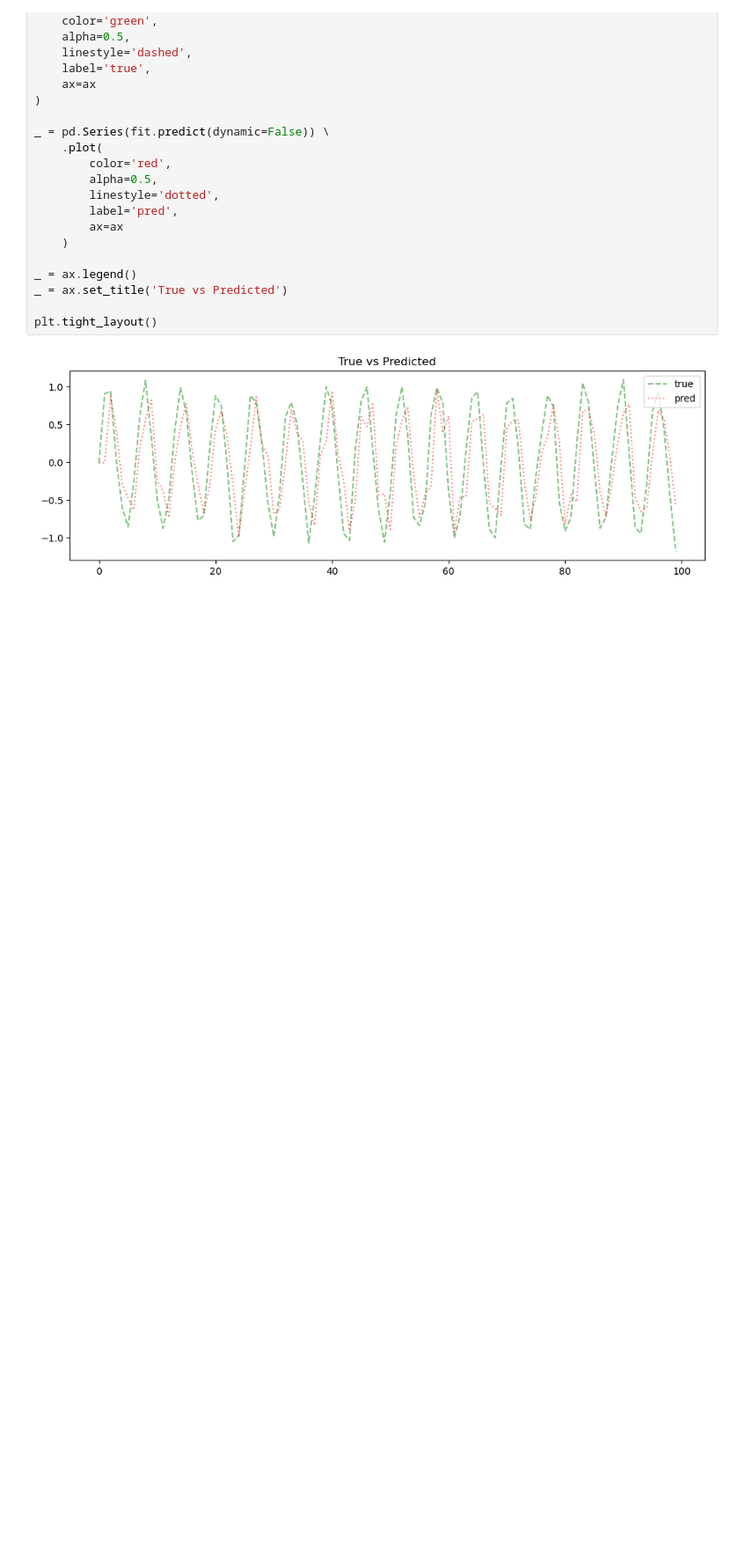
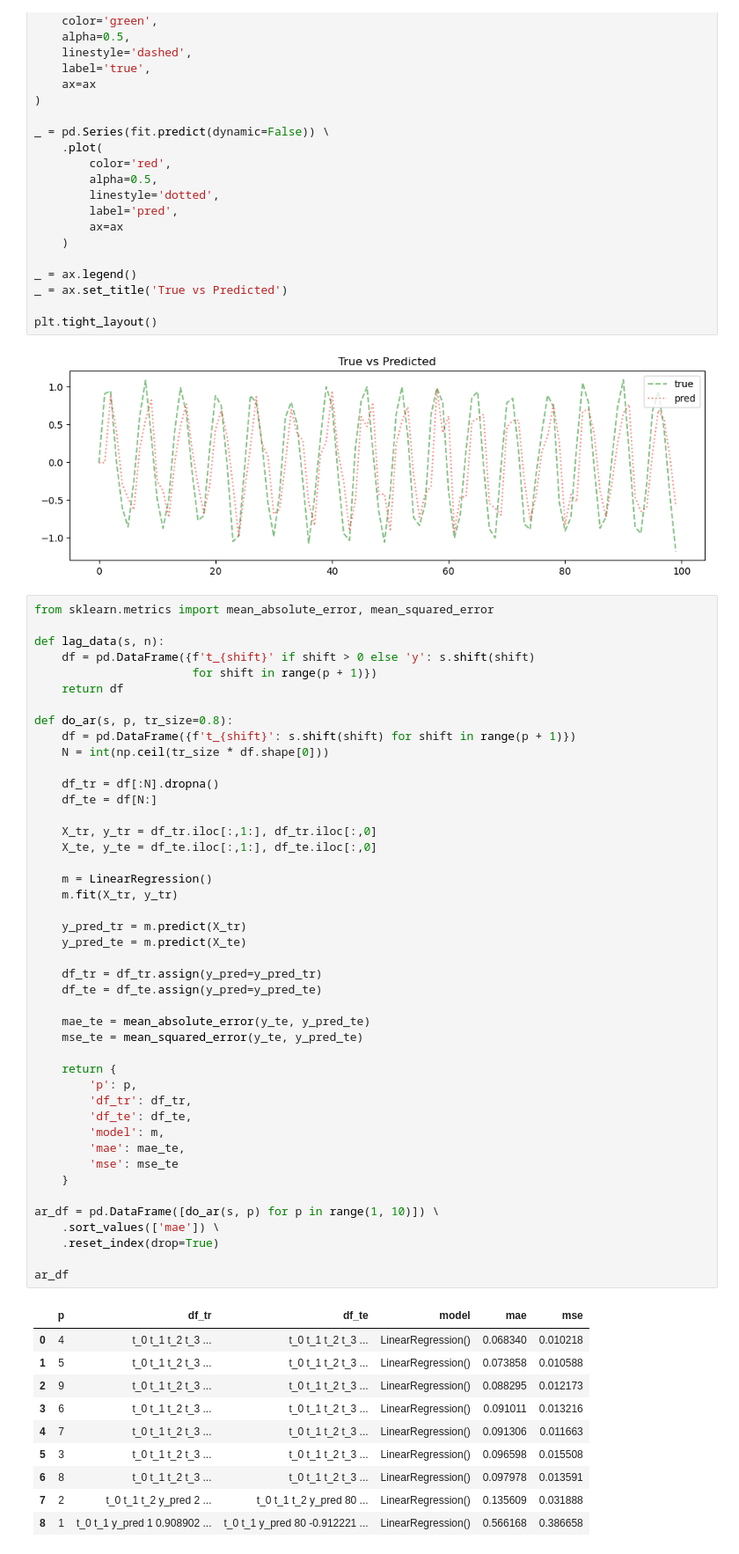
Before and after one commit to oneoffcoder/books, a Jupyter notebook: sphinx/datascience/source/arima.ipynb, the cells around one changed output. Shown: that part at 88% size. Drawn from its saved outputs; the diff is of its cells as text; blank space fills up the shorter version.

```diff
--- a/sphinx/datascience/source/arima.ipynb
+++ b/sphinx/datascience/source/arima.ipynb
@@ -176,3 +202,58 @@ _ = ax.set_title('True vs Predicted')
 plt.tight_layout()
 # %% [output]
 [figure]
+# %%
+from sklearn.metrics import mean_absolute_error, mean_squared_error
+
+def lag_data(s, n):
+    df = pd.DataFrame({f't_{shift}' if shift > 0 else 'y': s.shift(shift)
+                       for shift in range(p + 1)})
+    return df
+
+def do_ar(s, p, tr_size=0.8):
+    df = pd.DataFrame({f't_{shift}': s.shift(shift) for shift in range(p + 1)})
+    N = int(np.ceil(tr_size * df.shape[0]))
+
+    df_tr = df[:N].dropna()
+    df_te = df[N:]
+
+    X_tr, y_tr = df_tr.iloc[:,1:], df_tr.iloc[:,0]
+    X_te, y_te = df_te.iloc[:,1:], df_te.iloc[:,0]
+
+    m = LinearRegression()
+    m.fit(X_tr, y_tr)
+
+    y_pred_tr = m.predict(X_tr)
+    y_pred_te = m.predict(X_te)
+
+    df_tr = df_tr.assign(y_pred=y_pred_tr)
+    df_te = df_te.assign(y_pred=y_pred_te)
+
+    mae_te = mean_absolute_error(y_te, y_pred_te)
+    mse_te = mean_squared_error(y_te, y_pred_te)
+
+    return {
+        'p': p,
+        'df_tr': df_tr,
+        'df_te': df_te,
+        'model': m,
+        'mae': mae_te,
+        'mse': mse_te
+    }
+
+ar_df = pd.DataFrame([do_ar(s, p) for p in range(1, 10)]) \
+    .sort_values(['mae']) \
+    .reset_index(drop=True)
+
+ar_df
+# %% [output]
+|  | p | df_tr | df_te | model | mae | mse |
+| 0 | 4 | t_0 t_1 t_2 t_3 ... | t_0 t_1 t_2 t_3 ... | LinearRegression() | 0.068340 | 0.010218 |
+| 1 | 5 | t_0 t_1 t_2 t_3 ... | t_0 t_1 t_2 t_3 ... | LinearRegression() | 0.073858 | 0.010588 |
+| 2 | 9 | t_0 t_1 t_2 t_3 ... | t_0 t_1 t_2 t_3 ... | LinearRegression() | 0.088295 | 0.012173 |
+| 3 | 6 | t_0 t_1 t_2 t_3 ... | t_0 t_1 t_2 t_3 ... | LinearRegression() | 0.091011 | 0.013216 |
+| 4 | 7 | t_0 t_1 t_2 t_3 ... | t_0 t_1 t_2 t_3 ... | LinearRegression() | 0.091306 | 0.011663 |
+| 5 | 3 | t_0 t_1 t_2 t_3 ... | t_0 t_1 t_2 t_3 ... | LinearRegression() | 0.096598 | 0.015508 |
+| 6 | 8 | t_0 t_1 t_2 t_3 ... | t_0 t_1 t_2 t_3 ... | LinearRegression() | 0.097978 | 0.013591 |
+| 7 | 2 | t_0 t_1 t_2 y_pred 2 ... | t_0 t_1 t_2 y_pred 80 ... | LinearRegression() | 0.135609 | 0.031888 |
+| 8 | 1 | t_0 t_1 y_pred 1 0.908902 ... | t_0 t_1 y_pred 80 -0.912221 ... | LinearRegression() | 0.566168 | 0.386658 |
```
Also changed, not shown: parts of 9 cells of this notebook.
